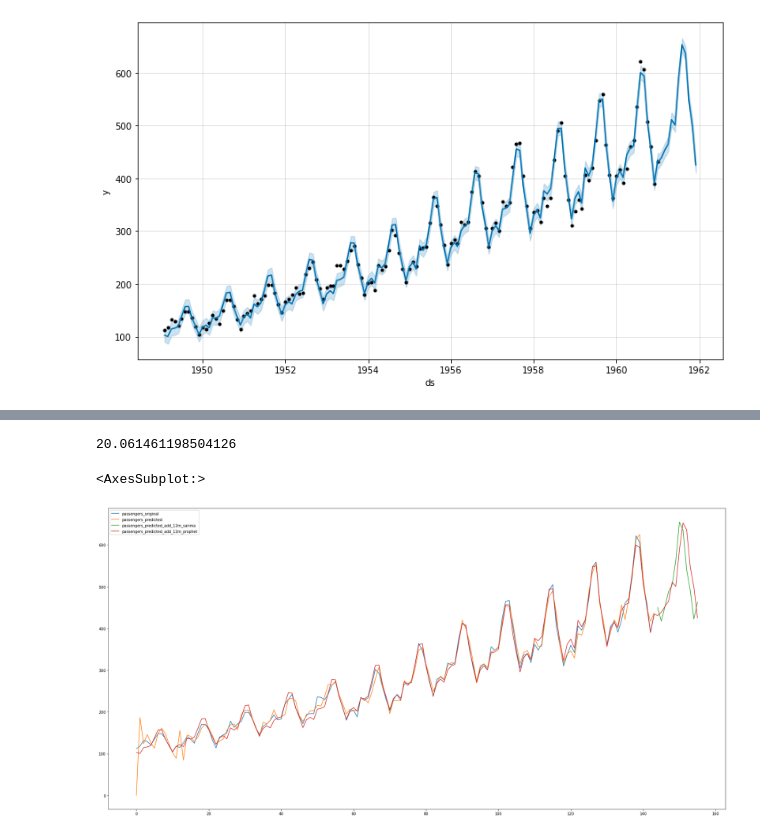
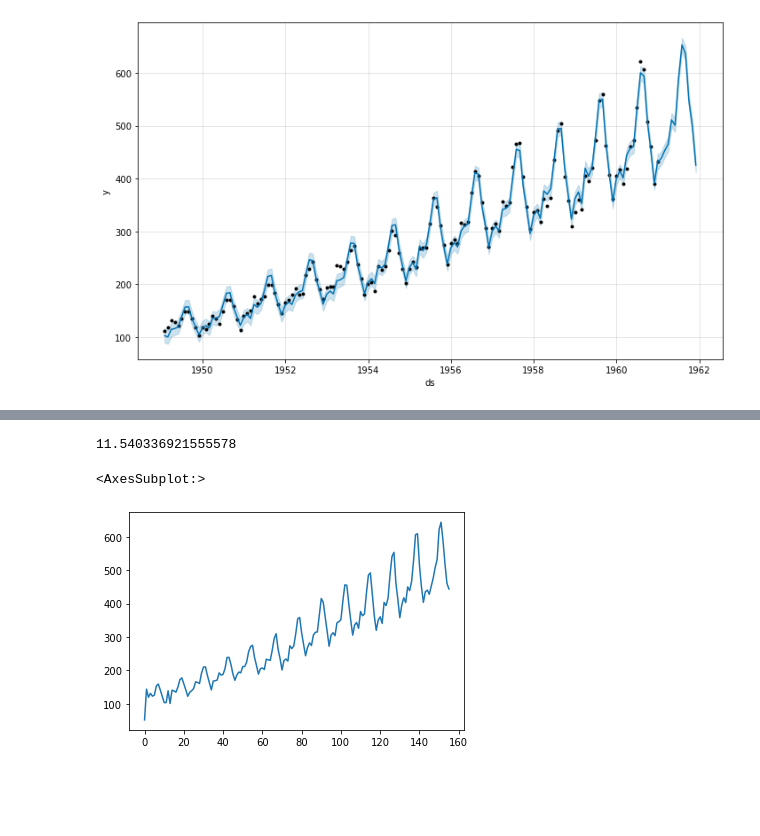
Before and after one commit to napb/examen2, a Jupyter notebook: Examen2.ipynb, the cells around one changed output, grey strips where cells are left out. Cells and saved outputs as stored; diff of their text form; code cells hidden in the pictures; blank space fills up the shorter version.

```diff
--- a/Examen2.ipynb
+++ b/Examen2.ipynb
@@ -253,3 +254,18 @@ Optimization terminated normally:
   Convergence detected: relative gradient magnitude is below tolerance
 [figure]
 [figure]
+# %%
+#4.A
+def calculate_model(df, column_name):
+    tscv = TimeSeriesSplit(n_splits = 4)
+    rmse = []
+    for train_index, test_index in tscv.split(df):
+        cv_train, cv_test = df.iloc[train_index], df.iloc[test_index]
+
+        predictions = sarima(cv_train[column_name].astype(int), 2,2,2, 0,1,0,12).predict(cv_test.index.values[0], cv_test.index.values[-1])
+        rmse.append(np.sqrt(mean_squared_error(cv_test[column_name], predictions)))
+
+    return np.mean(rmse)
+
+dfWithFuture['coalesced_passengers'] = dfWithFuture['passengers'].mask(pd.isnull, dfWithFuture['passengers_prediction_12m_f'])
+calculate_model(dfWithFuture, 'coalesced_passengers')
@@ -256,29 +320,38 @@ Optimization terminated normally:
 # %%
-#4
+#4.B
 np.sqrt(mean_squared_error(
     dfWithFuture['passengers'][132:144],
     dfWithFuture['passengers_prediction'][132:144])
 )
 
-#20.5089 para modelo p:2, d:2, q:1, P:0, D:1, Q:0, S: 12
-#20.0614 para modelo p:2, d:2, q:2, P:0, D:1, Q:0, S: 12
+#20.5089 para predicciones modelo SARIMA p:2, d:2, q:1, P:0, D:1, Q:0, S: 12
+#20.0614 para predicciones modelo SARIMA p:2, d:2, q:2, P:0, D:1, Q:0, S: 12
+
+np.sqrt(mean_squared_error(
+    dfWithFuture['passengers'][132:144],
+    forecast['yhat'][132:144])
+)
+
+#11.5403 para predicciones modelo prophet
 # %% [output]
-20.061461198504126
+11.540336921555578
-# %%
-#4
-df_sarmima = pd.DataFrame(dfWithFuture[['passengers', 'passengers_prediction', 'passengers_prediction_12m_f']])
-df_sarmima = df_sarmima.reset_index()
-df_final = df_sarmima.join(fc_prophet)
-df_final = df_final.drop(columns = ['index', 'ds'])
-
-df_final.columns = [
-    'passengers_original',
-    'passengers_predicted',
-    'passengers_predicted_add_12m_sarima',
-    'passengers_predicted_add_12m_prophet',
-]
-
-df_final.plot(figsize=(30, 15))
-# %% [output]
-<AxesSubplot:>
-[figure, removed]
+# %%
+#4.C
+
+df_sarmima = pd.DataFrame(dfWithFuture[['passengers', 'passengers_prediction', 'passengers_prediction_12m_f']])
+df_sarmima = df_sarmima.reset_index()
+df_sarmima['periodo'] = df_sarmima['index'].apply(lambda x: x.strftime("%Y-%m-%d")[:-3])
+
+df_aux['periodo'] = df_aux['ds'].apply(lambda x: x.strftime("%Y-%m-%d")[:-3])
+
+last_df = pd.merge(df_sarmima, df_aux, on='periodo')
+last_df = last_df[['passengers', 'passengers_prediction', 'passengers_prediction_12m_f', 'yhat']]
+
+last_df['passengers_prediction'] = last_df['passengers_prediction'].mask(pd.isnull, last_df['passengers_prediction_12m_f'])
+# %%
+last_df['h_forecast'] = last_df[['passengers_prediction' ,'yhat']].mean(axis = 1)
+# %%
+last_df['h_forecast'].plot()
+# %% [output]
+<AxesSubplot:>
+[figure, added]
```
Also changed, not shown: parts of 4 cells of this notebook.
